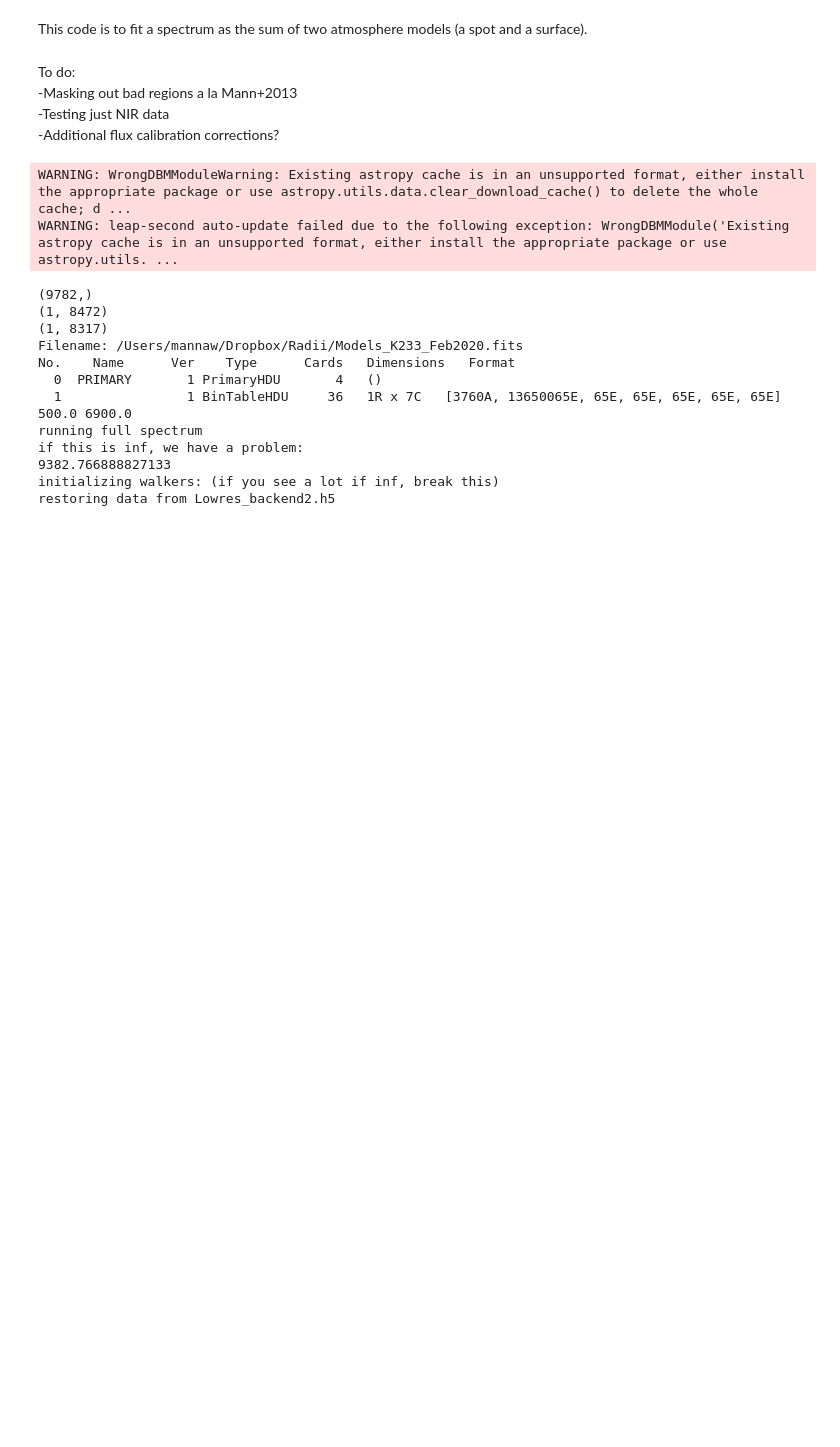
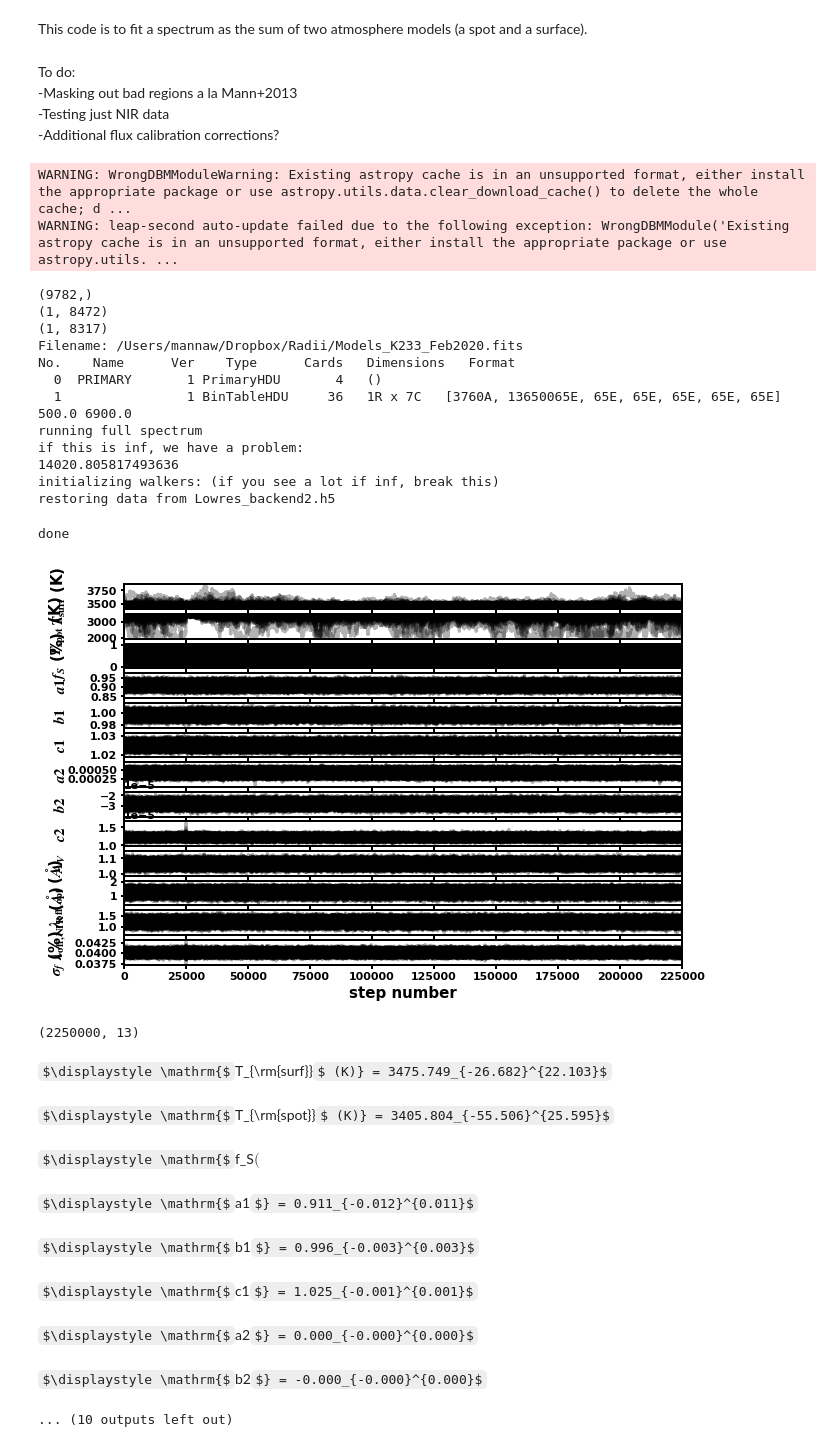
Before and after one commit to awmann/K233Spots, a Jupyter notebook: multi_spec_lowres.ipynb, the cells around one changed output. Drawn from its saved outputs; the diff is of its cells as text; code cells hidden in the pictures; some formulas as TeX source; blank space fills up the shorter version.

Commit message:
plotting

```diff
--- a/multi_spec_lowres.ipynb
+++ b/multi_spec_lowres.ipynb
@@ -252,7 +252,7 @@ startnew = False
 #nums = [5,4,2,3,1,0]
 # 0 kinda failed, let's ignore it for now.
 nums = [2]
-nsteps = 100000
+nsteps = 200000
 burn =    75000
 thin = 10
 
@@ -646,33 +646,45 @@ for num in nums:
         #obsspec_err_norm[np.where(obstype == 1)]*=a
         #obsspec_err_norm[np.where(obstype == 2)]*=b
         #obsspec_err_norm[np.where(obstype == 3)]*=c
 
         plt.plot(wav,obsspec_norm)
         plt.plot(wav,modelspec_norm)
         plt.xlim(5000,23000)
         plt.savefig('lowres_bestfit'+str(num)+'.pdf')
 
         plt.show()
         plt.clf()
         plt.plot(wav,(obsspec_norm-modelspec_norm)/obsspec_err_norm)
         plt.xlim(5000,23000)#6050-6175
         plt.savefig('lowres_bestfit_resid'+str(num)+'.pdf')
 
     #off = np.abs((obsspec_norm-modelspec_norm)/obsspec_err_norm)
     #print(wav[np.where(off > 20)])
 # %% [output]
 (9782,)
 (1, 8472)
 (1, 8317)
 Filename: /Users/mannaw/Dropbox/Radii/Models_K233_Feb2020.fits
 No.    Name      Ver    Type      Cards   Dimensions   Format
   0  PRIMARY       1 PrimaryHDU       4   ()
   1                1 BinTableHDU     36   1R x 7C   [3760A, 13650065E, 65E, 65E, 65E, 65E, 65E]
 500.0 6900.0
 running full spectrum
 if this is inf, we have a problem:
-9382.766888827133
+14020.805817493636
 initializing walkers: (if you see a lot if inf, break this)
 restoring data from Lowres_backend2.h5
+done
+[figure, added]
+(2250000, 13)
+$\displaystyle \mathrm{$T_{\rm{surf}}$ (K)} = 3475.749_{-26.682}^{22.103}$
+$\displaystyle \mathrm{$T_{\rm{spot}}$ (K)} = 3405.804_{-55.506}^{25.595}$
+$\displaystyle \mathrm{$f_S$ (%)} = 44.738_{-41.563}^{32.713}$
+$\displaystyle \mathrm{$a1$} = 0.911_{-0.012}^{0.011}$
+$\displaystyle \mathrm{$b1$} = 0.996_{-0.003}^{0.003}$
+$\displaystyle \mathrm{$c1$} = 1.025_{-0.001}^{0.001}$
+$\displaystyle \mathrm{$a2$} = 0.000_{-0.000}^{0.000}$
+$\displaystyle \mathrm{$b2$} = -0.000_{-0.000}^{0.000}$
+... (10 outputs left out)
 # %%
 print(best)
```
Also changed, not shown: parts of 1 cell of this notebook.
